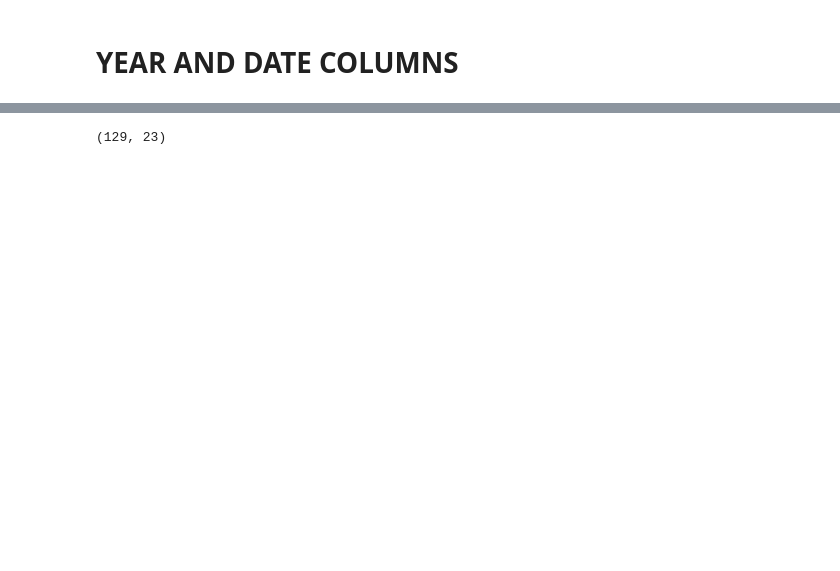
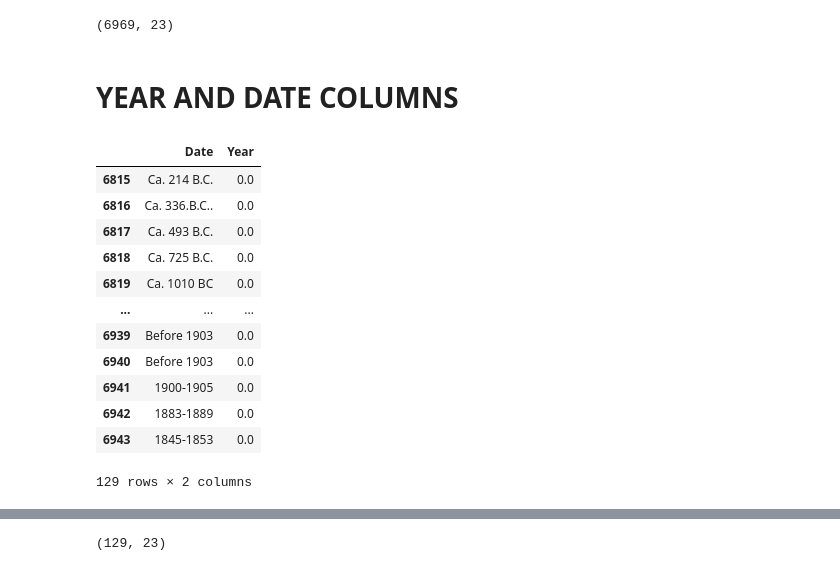
Before and after one commit to davidmoreno-gh/SharkattacksProyect, a Jupyter notebook: main.ipynb, the cells around one changed output, grey strips where cells are left out. Cells and saved outputs as stored; diff of their text form; code cells hidden in the pictures; blank space fills up the shorter version.

```diff
--- a/main.ipynb
+++ b/main.ipynb
@@ -16,7 +16,9 @@ from src.functions import *
 # %%
 # We are taking a snapshot about our data panel in order to see to what we are facing.
 
-data_df.shape()
+data_df.shape
+# %% [output]
+(6969, 23)
 # %%
 # It seems before step is enough to take a complete snapshot of our data. Lets go with another method.
 
@@ -32,7 +34,21 @@ data_df.info()
 data_df.Year.unique()
 # %%
 # There are some years with no values, so we will try if we can confirm the year though column Date.
-data_df[['Date','Year']][df.Year == 0] #81 years we can rescue.
+data_df[['Date','Year']][data_df.Year == 0] #81 years we can rescue.
+# %% [output]
+|  | Date | Year |
+| 6815 | Ca. 214 B.C. | 0.0 |
+| 6816 | Ca. 336.B.C.. | 0.0 |
+| 6817 | Ca. 493 B.C. | 0.0 |
+| 6818 | Ca. 725 B.C. | 0.0 |
+| 6819 | Ca. 1010 BC | 0.0 |
+| ... | ... | ... |
+| 6939 | Before 1903 | 0.0 |
+| 6940 | Before 1903 | 0.0 |
+| 6941 | 1900-1905 | 0.0 |
+| 6942 | 1883-1889 | 0.0 |
+| 6943 | 1845-1853 | 0.0 |
+129 rows × 2 columns
 # %%
 # Lets try to aply some functions in order to rescue these years:
 '''Buscamos mediante un regex, para que nos busque los años numéricos'''
```
Also changed, not shown: parts of 6 cells of this notebook, 1 other file.
